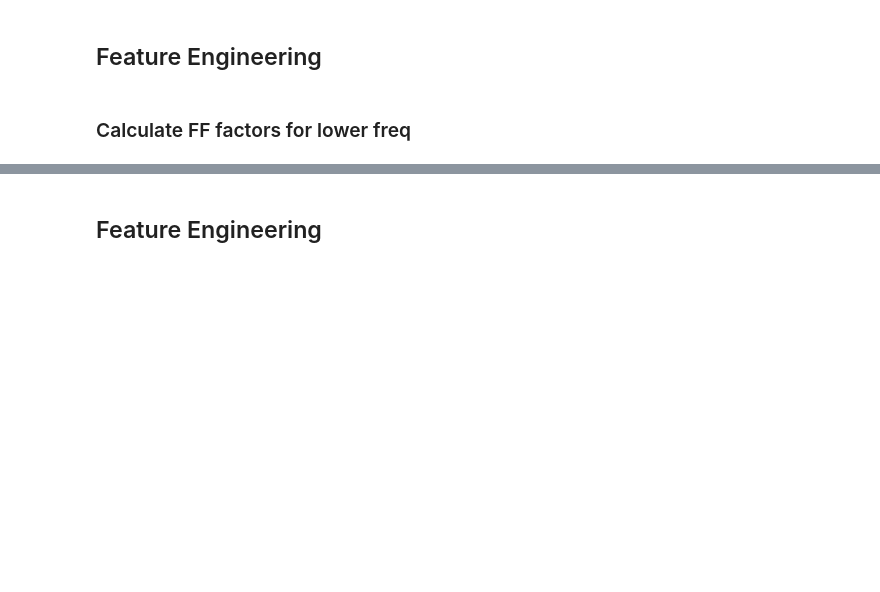
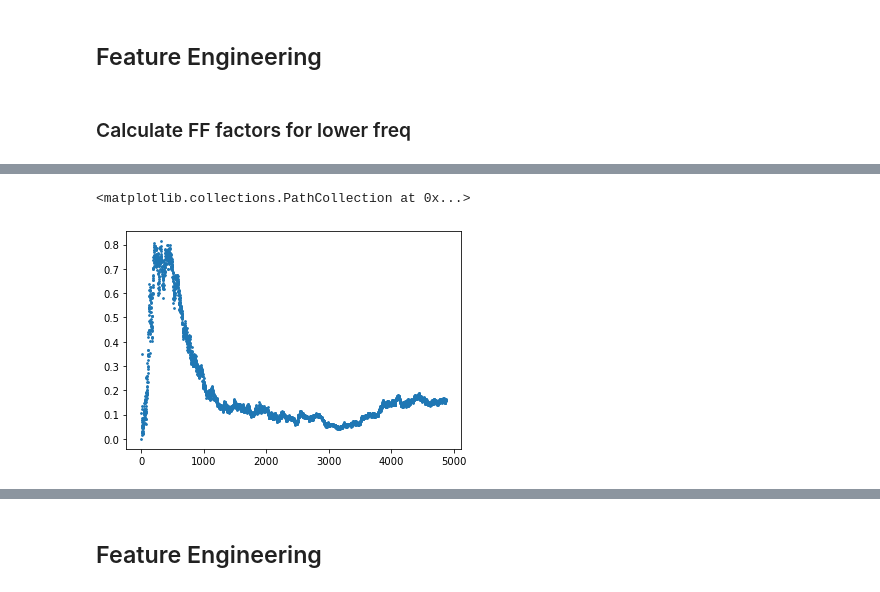
Before and after one commit to DominicRicci/CSS_Project, a Jupyter notebook: CSS100.ipynb, the cells around one changed output, grey strips where cells are left out. Saved outputs shown, nothing was run; the diff lists cells and outputs as text; code cells hidden in the pictures; blank space fills up the shorter version.

```diff
--- a/CSS100.ipynb
+++ b/CSS100.ipynb
@@ -283,6 +299,8 @@ sp_2m_close.head()
 # %%
 total_2m_return = return_df(sp_2m_close)
 total_30m_return = return_df(sp_30m_close)
+# %%
+total_2m_return = total_2m_return.dropna(how = "all")
 # %%
 sp500_2m_return = total_2m_return.drop(columns=["SPY"]).dropna(how="all")
 sp500_2m_volatility = sp500_2m_return.std()
@@ -304,6 +311,7 @@ sp500_2m_return.head()
 # %%
 Rm_30m = total_30m_return[['SPY']]
 Rm_2m = total_2m_return[['SPY']]
+Rm_2m = Rm_2m.dropna(how="all")
 #We need to discount Monthly Rf to 2m and 30m Rf using yield curve(continuously compounded)
 Rf = 0
 # %%
@@ -313,9 +321,7 @@ market_30m_sharpe = (Rm_30m - Rf)/Rm_30m.std()
 market_30m_sharpe = market_30m_sharpe.dropna()
 # %%
 sp500_2m_sharpe = (sp500_2m_return - Rf)/sp500_2m_volatility
-sp500_2m_sharpe = sp500_2m_sharpe.dropna(how="all")
 sp500_30m_sharpe = (sp500_30m_return - Rf)/sp500_30m_volatility
-sp500_30m_sharpe = sp500_30m_sharpe.dropna(how="all")
 # %%
 #the index columns doesn't match for some reasons, need to fix !
 sp500_2m_sharpe_excess = sp500_2m_sharpe.subtract(market_2m_sharpe.values, axis=0)
@@ -383,0 +356,12 @@ def FF_spread_calc(dummies_2m_beaters ,sp500_2m_return, FF_info):
+# %%
+c = 505
+time_length = range(len(dummies_2m_beaters.index))
+winner_rate_list = []
+for length in tqdm(time_length):
+    winner_rate = len(dummies_2m_beaters.iloc[:length].mean()[dummies_2m_beaters.iloc[:length].mean()>0.5])/c
+    winner_rate_list.append(winner_rate)
+
+plt.scatter(time_length, winner_rate_list, s=3)
+# %% [output]
+<matplotlib.collections.PathCollection at 0x...>
+[figure, added]
```
Also changed, not shown: parts of 18 cells of this notebook.
